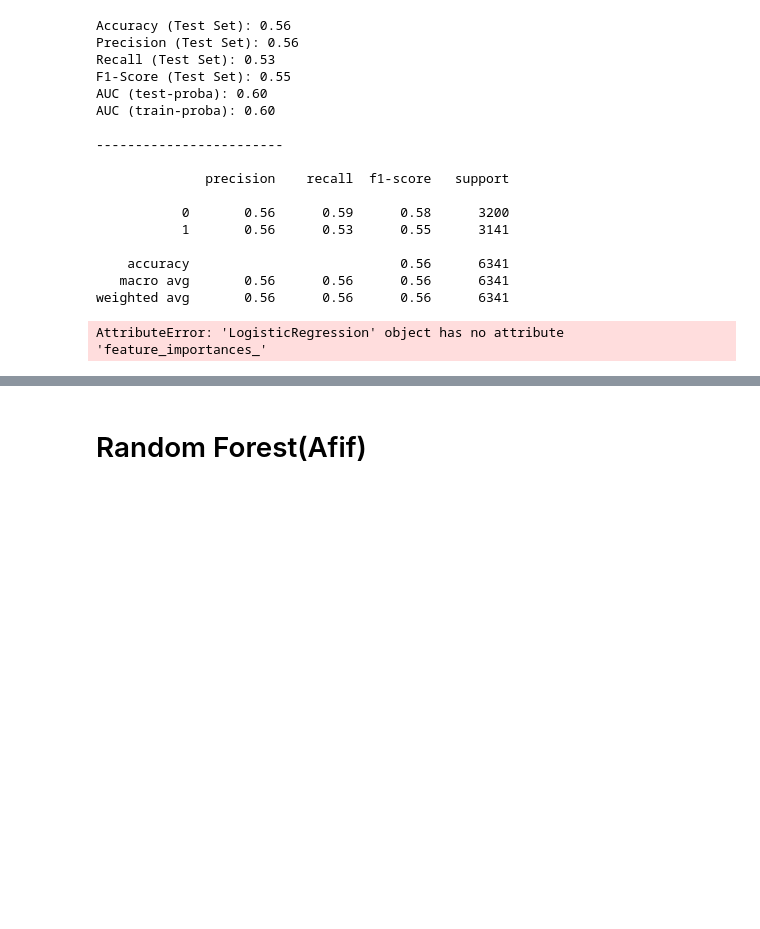
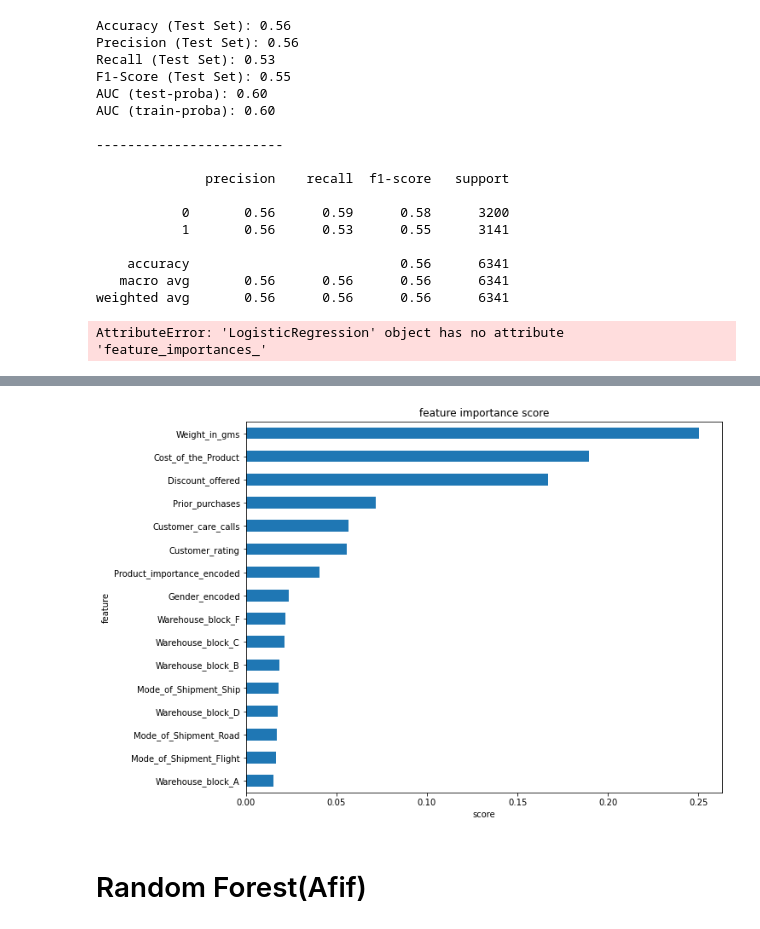
Before and after one commit to agastyaharta/Data_Slinging_Slasher, a Jupyter notebook: STAGE_3/Template_All_Classification/Template_Modelling_Iqrfiltered.ipynb, the cells around one changed output, grey strips where cells are left out. Saved outputs shown, nothing was run; the diff lists cells and outputs as text; code cells hidden in the pictures; blank space fills up the shorter version.

```diff
--- a/STAGE_3/Template_All_Classification/Template_Modelling_Iqrfiltered.ipynb
+++ b/STAGE_3/Template_All_Classification/Template_Modelling_Iqrfiltered.ipynb
@@ -193,3 +215,7 @@ AttributeError: 'LogisticRegression' object has no attribute 'feature_importance
+# %%
+show_feature_importance(dt)
+# %% [output]
+[figure, added]
 # %% [markdown]
 # Random Forest(Afif)
 # %%
```
Also changed, not shown: parts of 3 cells of this notebook, 2 other files.
